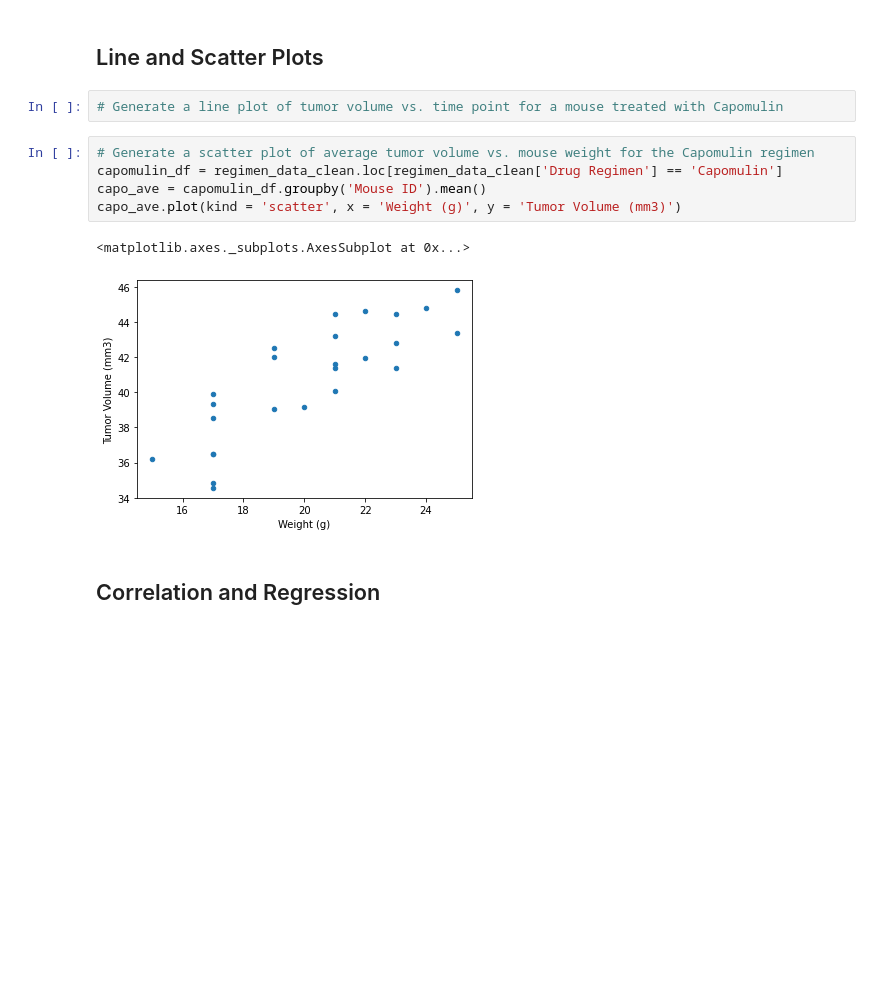
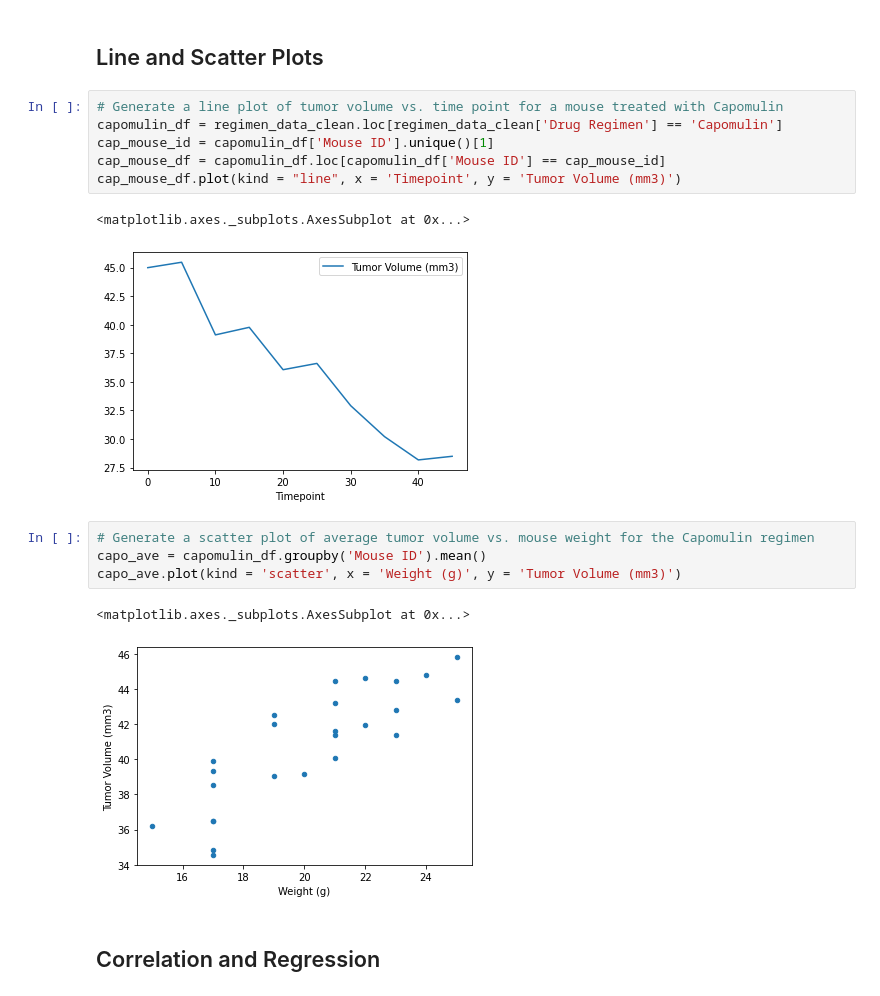
Before and after one commit to cjdance/matplotlib-challenge, a Jupyter notebook: Pymaceuticals/pymaceuticals_starter.ipynb, the cells around one changed output. Saved outputs shown, nothing was run; the diff lists cells and outputs as text; blank space fills up the shorter version.

Commit message:
Workbook updated to calculate line plot for Capomulin drug regimen on a single mouse over timepoints.

```diff
--- a/Pymaceuticals/pymaceuticals_starter.ipynb
+++ b/Pymaceuticals/pymaceuticals_starter.ipynb
@@ -273,9 +273,15 @@ iqr = upperq-lowerq
 ## Line and Scatter Plots
 # %%
 # Generate a line plot of tumor volume vs. time point for a mouse treated with Capomulin
+capomulin_df = regimen_data_clean.loc[regimen_data_clean['Drug Regimen'] == 'Capomulin']
+cap_mouse_id = capomulin_df['Mouse ID'].unique()[1]
+cap_mouse_df = capomulin_df.loc[capomulin_df['Mouse ID'] == cap_mouse_id]
+cap_mouse_df.plot(kind = "line", x = 'Timepoint', y = 'Tumor Volume (mm3)')
+# %% [output]
+<matplotlib.axes._subplots.AxesSubplot at 0x...>
+[figure, added]
 # %%
 # Generate a scatter plot of average tumor volume vs. mouse weight for the Capomulin regimen
-capomulin_df = regimen_data_clean.loc[regimen_data_clean['Drug Regimen'] == 'Capomulin']
 capo_ave = capomulin_df.groupby('Mouse ID').mean()
 capo_ave.plot(kind = 'scatter', x = 'Weight (g)', y = 'Tumor Volume (mm3)')
 # %% [output]
```
